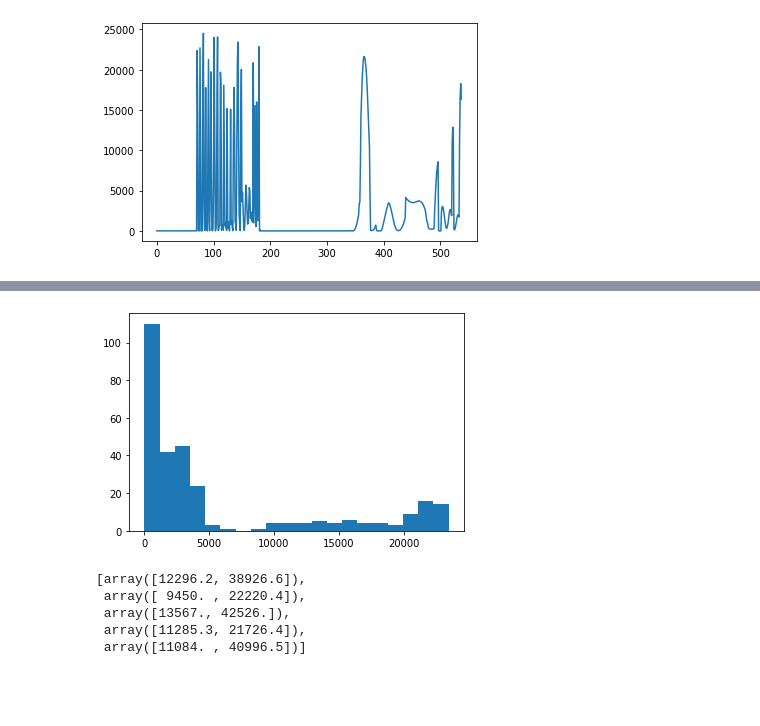
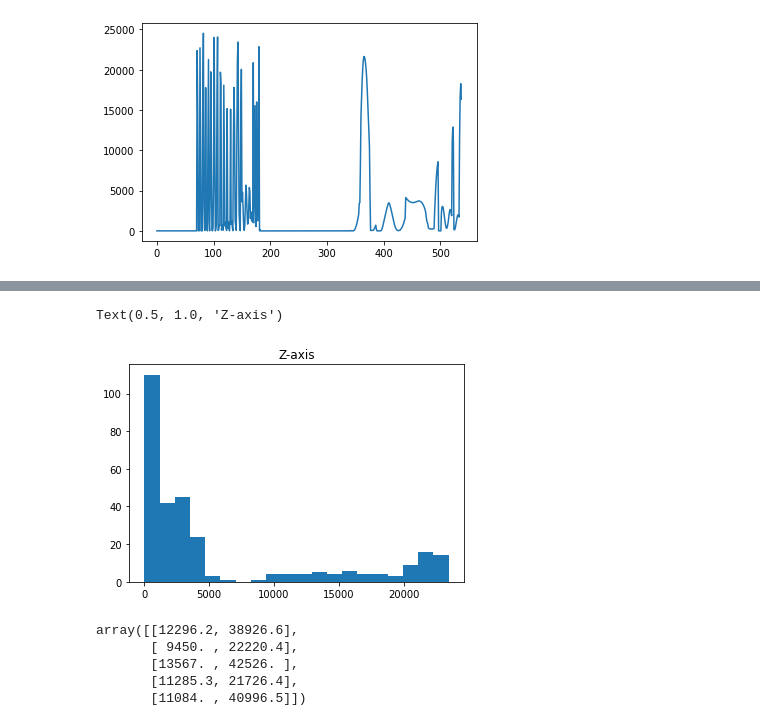
Before and after one commit to limu007/cube, a Jupyter notebook: Attitude_august.ipynb, the cells around one changed output, grey strips where cells are left out. Saved outputs shown, nothing was run; the diff lists cells and outputs as text; code cells hidden in the pictures; blank space fills up the shorter version.

```diff
--- a/Attitude_august.ipynb
+++ b/Attitude_august.ipynb
@@ -287,16 +264,19 @@ pl.hist(aset[ssel,2],20);
 # %%
 pl.hist(aset[ssel,4],20);
+pl.title('Z-axis')
 # %% [output]
+Text(0.5, 1.0, 'Z-axis')
-[figure, old version]
+[figure, new version]
 # %%
 def get_perc(x,pval=[10,90],xmin=7000):
     xsel=x>xmin
     return np.percentile(x[xsel],pval)
-[get_perc(s) for s in aset.T]
+irnorm=np.array([get_perc(s) for s in aset.T])
+irnorm
 # %% [output]
-[array([12296.2, 38926.6]),
- array([ 9450. , 22220.4]),
- array([13567., 42526.]),
- array([11285.3, 21726.4]),
- array([11084. , 40996.5])]
+array([[12296.2, 38926.6],
+       [ 9450. , 22220.4],
+       [13567. , 42526. ],
+       [11285.3, 21726.4],
+       [11084. , 40996.5]])
 # %%
```
Also changed, not shown: parts of 11 cells of this notebook.
